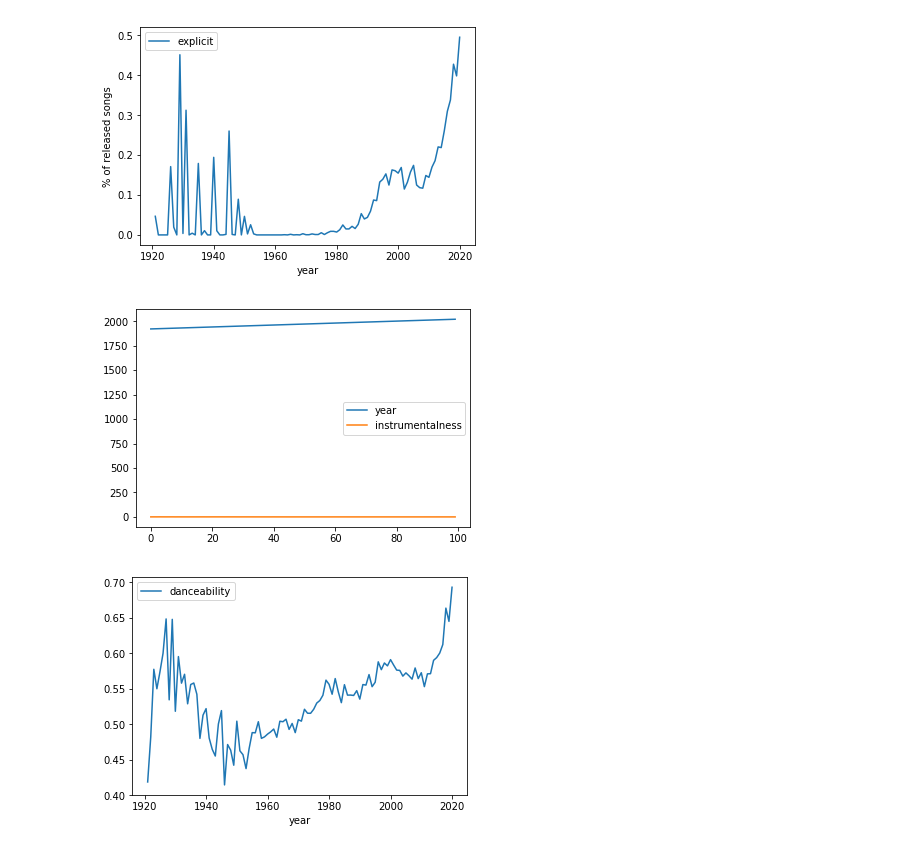
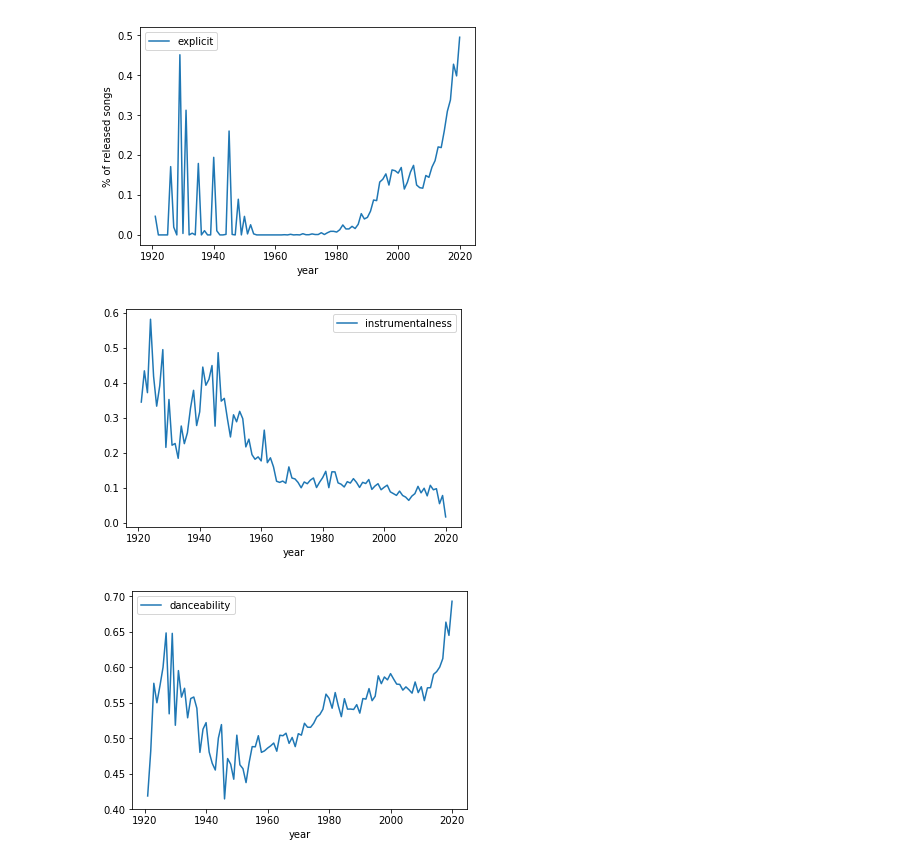
Before and after one commit to jesperhemmingsson/Spotify-EDA, a Jupyter notebook: EDA.ipynb, the cells around one changed output. Saved outputs shown, nothing was run; the diff lists cells and outputs as text; code cells hidden in the pictures.

```diff
--- a/EDA.ipynb
+++ b/EDA.ipynb
@@ -52,11 +52,11 @@ plt.show()
 # We now now that music is getting louder and dirtier. Sweet.
 # %%
 # Question: With classical music and jazz not being as popular today as before, is the instrumentalness lower now?
-df_instrumental = df_data_year[["year", "instrumentalness"]].set_index("yer")
+df_instrumental = df_data_year[["year", "instrumentalness"]].set_index("year")
 df_instrumental.plot()
 plt.show()
 # %% [output]
-[figure, old version]
+[figure, new version]
 # %%
 # Again, very convincing results. Even if genres as Electronic Dance Music has become very popular, most songs have vocals today.
 # Note the spike around the 1940's. Were there more instrumental music surrounding the second wold war perhaps?
```
Also changed, not shown: parts of 1 cell of this notebook.
